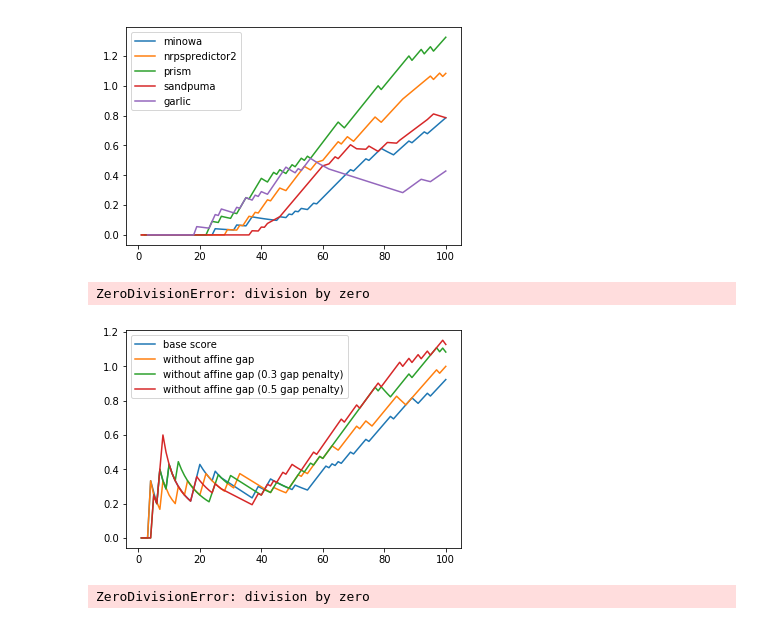
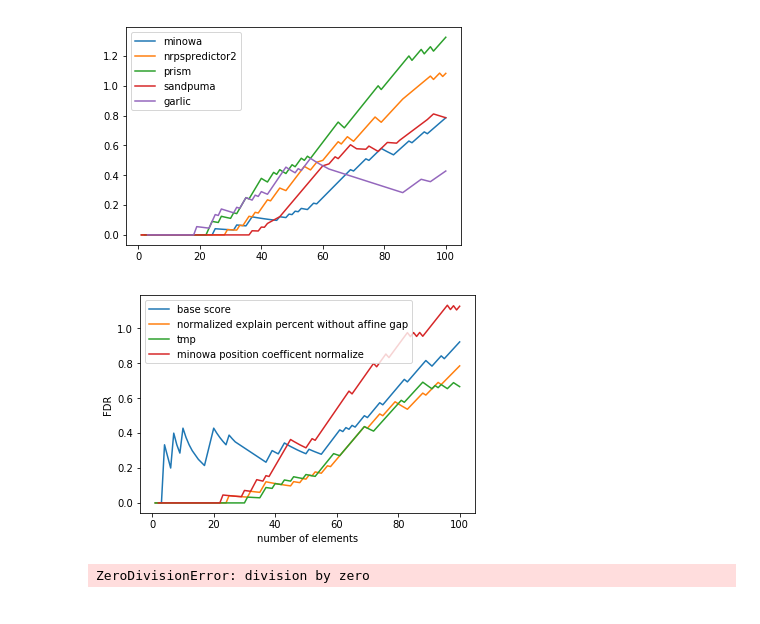
Before and after one commit to ablab/nerpa, a Jupyter notebook: scripts/res_compare.ipynb, the cells around one changed output. Drawn from its saved outputs; the diff is of its cells as text; code cells hidden in the pictures.

Commit message:
parse without space files

```diff
--- a/scripts/res_compare.ipynb
+++ b/scripts/res_compare.ipynb
@@ -276,48 +276,55 @@ for folder in ["dataset1"]:#, "dataset2", "dataset3"]:
     plt.plot(x1, y1, label="base score")
     plt.legend()
 
-    x2, y2 = FDR(getScoreList(folder_path + folder + "/score_cmp/minowa_wo_affine_gap.csv"))
-    plt.plot(x2, y2, label="without affine gap")
-    plt.legend()
+    #x2, y2 = FDR(getScoreList(folder_path + folder + "/score_cmp/minowa_wo_affine_gap.csv"))
+    #plt.plot(x2, y2, label="without affine gap")
+    #plt.legend()
 
     #x3, y3 = FDR(getScoreList(folder_path + folder + "/score_cmp/minowa_norm_wo_affine_gap.csv"))
     #plt.plot(x3, y3, label="normalized without affine gap")
     #plt.legend()
 
     #x4, y4 = FDR(getScoreList(folder_path + folder + "/score_cmp/minowa_norm.csv"))
     #plt.plot(x4, y4, label="normalized")
     #plt.legend()
 
     #x5, y5 = FDR(getScoreList(folder_path + folder + "/score_cmp/minowa_th.csv"))
     #plt.plot(x5, y5, label="explain percent")
     #plt.legend()
 
     #x6, y6 = FDR(getScoreList(folder_path + folder + "/score_cmp/minowa_th_wo_ag.csv"))
     #plt.plot(x6, y6, label="explain percent without affine gap")
     #plt.legend()
 
-    #x7, y7 = FDR(getScoreList(folder_path + folder + "/score_cmp/minowa_norm_th_wo_ag.csv"))
-    #plt.plot(x7, y7, label="normalized explain percent without affine gap")
+    x7, y7 = FDR(getScoreList(folder_path + folder + "/score_cmp/minowa_norm_th_wo_ag.csv"))
+    plt.plot(x7, y7, label="normalized explain percent without affine gap")
+    plt.legend()
+
+    x8, y8 = FDR(getScoreList(folder_path + folder + "/score_cmp/minowa_tmp.csv"))
+    plt.plot(x8, y8, label="tmp")
+    plt.legend()
+
+    #x8, y8 = FDR(getScoreList(folder_path + folder + "/score_cmp/ag/minowa_ag_0.3.csv"))
+    #plt.plot(x8, y8, label="without affine gap (0.3 gap penalty)")
     #plt.legend()
 
-    x8, y8 = FDR(getScoreList(folder_path + folder + "/score_cmp/ag/minowa_ag_0.3.csv"))
-    plt.plot(x8, y8, label="without affine gap (0.3 gap penalty)")
-    plt.legend()
+    #x9, y9 = FDR(getScoreList(folder_path + folder + "/score_cmp/ag/minowa_ag_0.5.csv"))
+    #plt.plot(x9, y9, label="without affine gap (0.5 gap penalty)")
+    #plt.legend()
 
-    x9, y9 = FDR(getScoreList(folder_path + folder + "/score_cmp/ag/minowa_ag_0.5.csv"))
-    plt.plot(x9, y9, label="without affine gap (0.5 gap penalty)")
-    plt.legend()
+    #x10, y10 = FDR(getScoreList(folder_path + folder + "/score_cmp/ag/minowa_ag_plus_1.csv"))
+    #plt.plot(x10, y10, label="without affine gap (+1 gap)")
+    #plt.legend()
 
-    x10, y10 = FDR(getScoreList(folder_path + folder + "/score_cmp/ag/minowa_ag_plus_1.csv"))
-    plt.plot(x10, y10, label="without affine gap (+1 gap)")
+    x11, y11 = FDR(getScoreList(folder_path + folder + "/score_cmp/minowa_posCoeff.csv"))
+    plt.plot(x11, y11, label="minowa position coefficent normalize")
     plt.legend()
 
 
     plt.xlabel('number of elements')
     plt.ylabel('FDR')
 # %% [output]
-ZeroDivisionError: division by zero
-[figure, old version]
+[figure, new version]
 # %%
 import matplotlib.pyplot as plt
 %matplotlib inline
```
Also changed, not shown: 6 other files.
